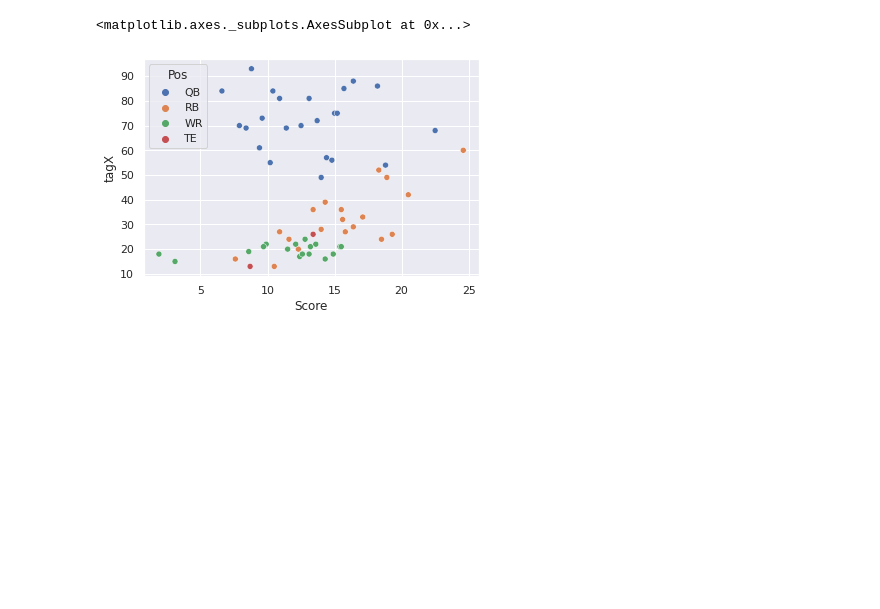
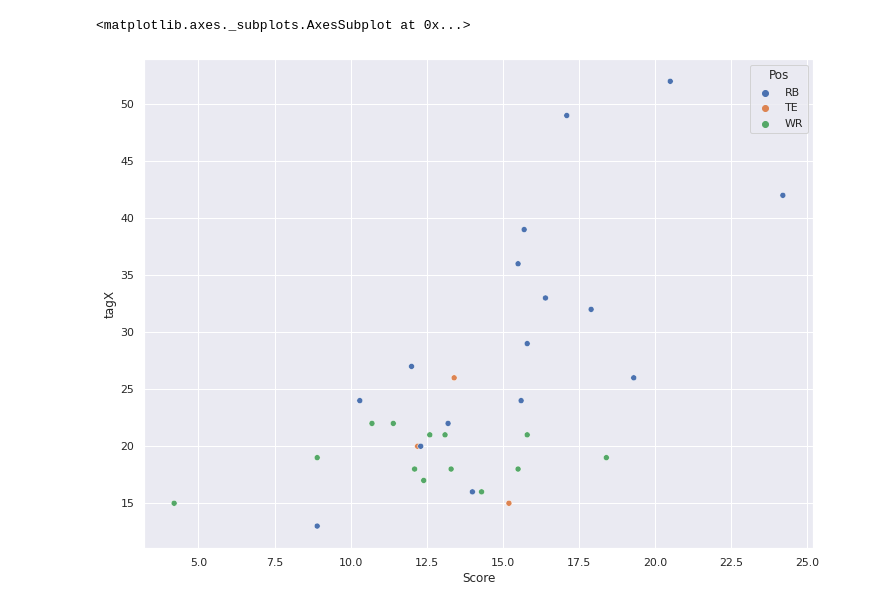
Before and after one commit to CodeBrk3R/Projects, a Jupyter notebook: Fantasy.ipynb, the cells around one changed output. Drawn from its saved outputs; the diff is of its cells as text; code cells hidden in the pictures; blank space fills up the shorter version.

```diff
--- a/Fantasy.ipynb
+++ b/Fantasy.ipynb
@@ -103,12 +103,11 @@ from requests import get
 import pandas as pd
 from bs4 import BeautifulSoup
 import numpy as np
-import pandas as pd
 import seaborn as sns
 from matplotlib import pyplot as plt
-sns.set(rc={'figure.figsize':(11.7,8.27)})
-pd. set_option('display.max_columns', 10) # or 1000.
-pd. set_option('display.max_rows', None) # or 1000.
+sns.set(rc={'figure.figsize':(12,9)})
+pd. set_option('display.max_columns', None) # or 1000.
+pd. set_option('display.max_rows', 100) # or 1000.
 pd. set_option('display.max_colwidth', -1) # or 199.
 
 data = pd.read_html(r'https://www.footballdiehards.com/fantasyfootball/dailygames/Draftkings-Salary-data.cfm')
@@ -160,0 +186,4 @@ all
+# %%
+new = all[all['tagX']>0]
+new = new[~new['Pos'].isin(['QB','DST'])]
+sns.regplot(data=new,x="Score", y="tagX")
@@ -161,6 +198,6 @@ all
 # %%
-sns.scatterplot(data=all[all['tagX']>0], x="Score", y="tagX", hue="Pos")
+sns.scatterplot(data=new, x="Score", y="tagX", hue="Pos")
 # %% [output]
 <matplotlib.axes._subplots.AxesSubplot at 0x...>
-[figure, old version]
+[figure, new version]
 # %%
```
Also changed, not shown: parts of 11 cells of this notebook.
